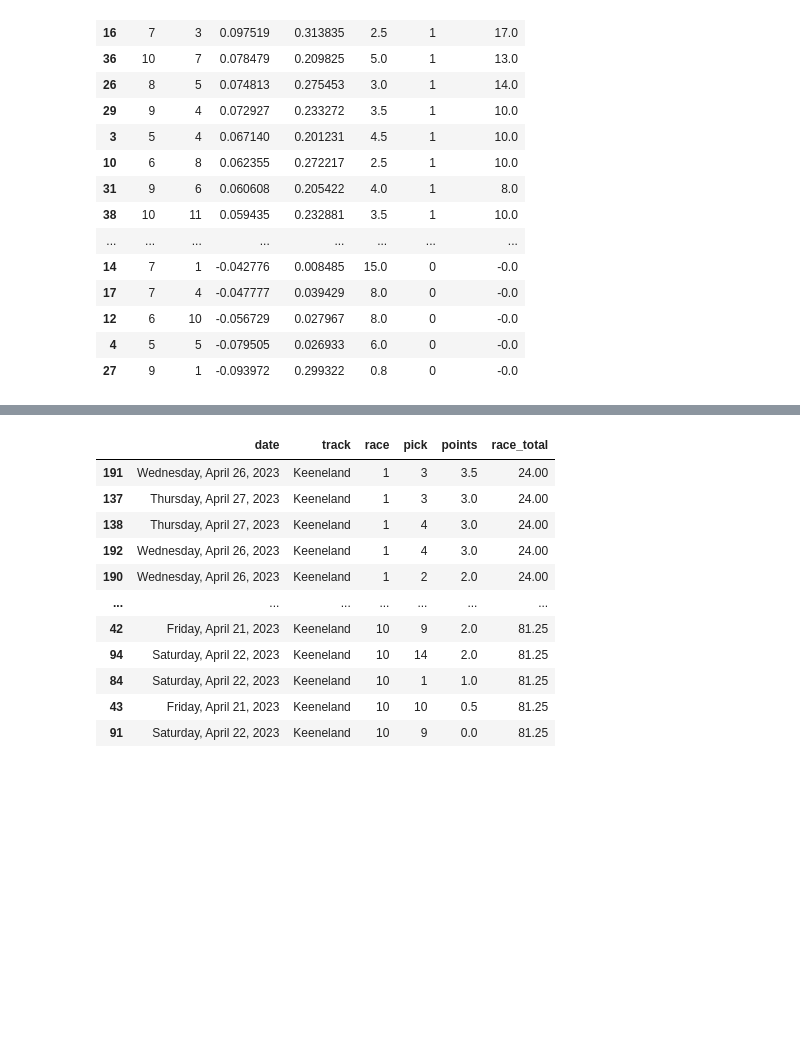
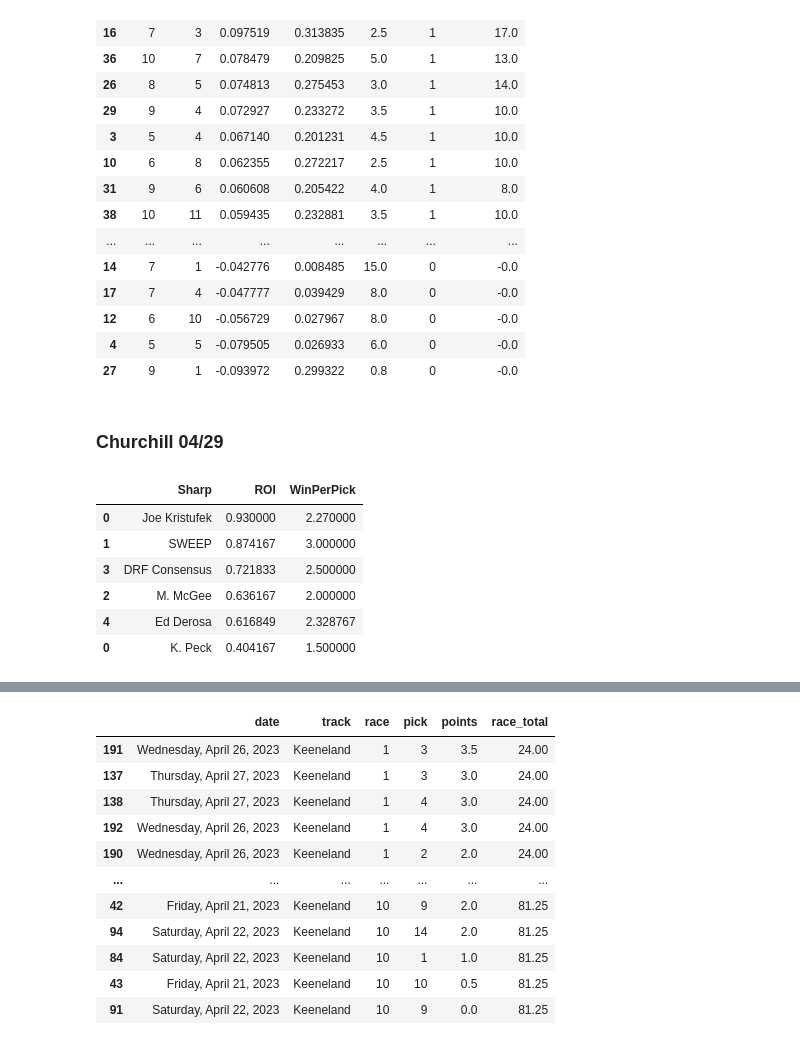
Before and after one commit to btatkinson/horse_cap_tracker, a Jupyter notebook: notebooks/kee_history.ipynb, the cells around one changed output, grey strips where cells are left out. Drawn from its saved outputs; the diff is of its cells as text; code cells hidden in the pictures; blank space fills up the shorter version.

```diff
--- a/notebooks/kee_history.ipynb
+++ b/notebooks/kee_history.ipynb
@@ -1,5 +0,0 @@
-# %%
-
-url = "https://entries.horseracingnation.com/entries-results/keeneland/2023-04-26"
-response = requests.get(url)
-soup = BeautifulSoup(response.content, 'html.parser')
@@ -66,7 +0,0 @@ race_purses = soup.find_all('div', {'class': 'race-purse'})
-# %%
-
-url = f"https://entries.horseracingnation.com/entries-results/churchill-downs/2023-04-29"
-response = requests.get(url)
-soup = BeautifulSoup(response.content, 'html.parser')
-
-entry_tables = soup.find_all('table', {'class': 'table-entries'})
@@ -2614,3 +2426,5 @@ composite[['race','horse','BBC','pct_points','odds','is_bet','bet_amount']].sort
 | 12 | 6 | 10 | -0.056729 | 0.027967 | 8.0 | 0 | -0.0 |
 | 4 | 5 | 5 | -0.079505 | 0.026933 | 6.0 | 0 | -0.0 |
 | 27 | 9 | 1 | -0.093972 | 0.299322 | 0.8 | 0 | -0.0 |
+# %% [markdown]
+### Churchill 04/29
@@ -2616,0 +2513,54 @@ composite[['race','horse','BBC','pct_points','odds','is_bet','bet_amount']].sort
+# %%
+
+pick_dict = {
+    'K. Peck':{'A':peck_a,'B':peck_b},
+    'SWEEP':{'A':sweep_a,'B':sweep_b},
+    'M. McGee':{'A':mcgee_a, 'B':mcgee_b},
+    'DRF Consensus':{'A':drf_a,'B':drf_b},
+    'Ed Derosa':{'A':derosa_a,'B':derosa_b},
+}
+
+weights_dict = {
+    'K. Peck':1,
+    'SWEEP':1,
+    'M. McGee':1,
+    'DRF Consensus':2,
+    'Ed Derosa':2
+}
+
+sharps = list(pick_dict.keys())
+
+for sharp in sharps:
+    winners[f'{sharp}_A'] = winners['race'].copy().map(pick_dict[sharp]['A'])
+    winners[f'{sharp}_B'] = winners['race'].copy().map(pick_dict[sharp]['B'])
+
+    winners[f'{sharp}_A'] = winners[f'{sharp}_A'].apply(lambda x: [] if np.any(np.isnan(x)) else x)
+    winners[f'{sharp}_B'] = winners[f'{sharp}_B'].apply(lambda x: [] if np.any(np.isnan(x)) else x)
+
+    winners[f'{sharp}_points'] = winners.apply(lambda x: 10*int(x['winner'] in x[f'{sharp}_A'])+5*int(x['winner'] in x[f'{sharp}_B']), axis=1)
+    winners[f'{sharp}_horses_used'] = winners.apply(lambda x: len(x[f'{sharp}_A'])+0.5*len(x[f'{sharp}_B']), axis=1)
+
+    winners[f'{sharp}_invested'] = winners[f'{sharp}_horses_used']*100
+    ## toggle this
+    winners[f'{sharp}_return'] = ((winners['win_paid'].copy()/2)-1)*(winners[f'{sharp}_points']*10) + (winners[f'{sharp}_points']*10)
+
+
+
+daily_summary = []
+
+for sharp in sharps:
+    sharp_roi = winners[f'{sharp}_return'].sum()/winners[f'{sharp}_invested'].sum()
+    sharp_WPP = winners[f'{sharp}_points'].sum()/winners[f'{sharp}_horses_used'].sum()
+    daily_summary.append([sharp, sharp_roi, sharp_WPP])
+
+daily_summary = pd.DataFrame(daily_summary, columns=['Sharp', 'ROI', 'WinPerPick'])
+daily_summary = pd.concat([daily_summary,pd.DataFrame([['Joe Kristufek', 0.93, 2.27]], columns=['Sharp','ROI','WinPerPick'])])
+daily_summary.sort_values(by=['ROI'], ascending=False)
+# %% [output]
+|  | Sharp | ROI | WinPerPick |
+| 0 | Joe Kristufek | 0.930000 | 2.270000 |
+| 1 | SWEEP | 0.874167 | 3.000000 |
+| 3 | DRF Consensus | 0.721833 | 2.500000 |
+| 2 | M. McGee | 0.636167 | 2.000000 |
+| 4 | Ed Derosa | 0.616849 | 2.328767 |
+| 0 | K. Peck | 0.404167 | 1.500000 |
```
Also changed, not shown: parts of 29 cells of this notebook, 2 other files.
